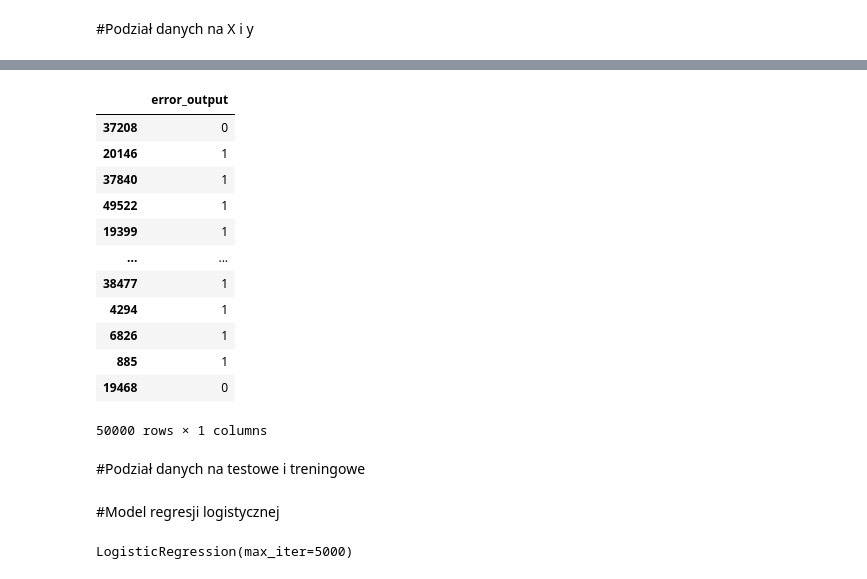
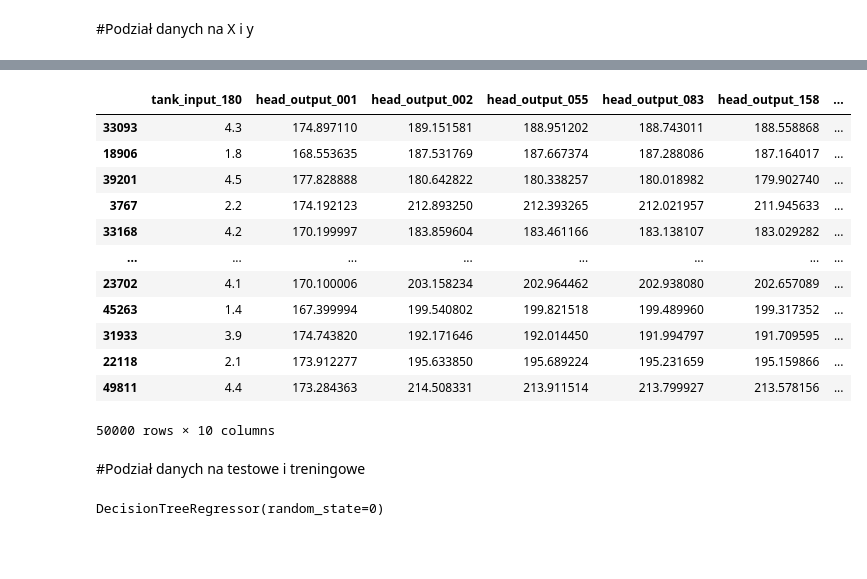
Before and after one commit to arekciminski/model_SW_SNN, a Jupyter notebook: SW_Logistic_KNN_DT_regression.ipynb, the cells around one changed output, grey strips where cells are left out. Cells and saved outputs as stored; diff of their text form; code cells hidden in the pictures; blank space fills up the shorter version.

```diff
--- a/SW_Logistic_KNN_DT_regression.ipynb
+++ b/SW_Logistic_KNN_DT_regression.ipynb
@@ -73,28 +90,30 @@ Index(['Unnamed: 0', 'error_output', 'time_output', 'head_output_083',
 # %%
-x_columns =['tank_input_180', 'pump_input_F1', 'pump_input_K1', 'pump_input_P1',
-       'demand_input_par2', 'demand_input_kar2']
-y_column = ['error_output']
+x_columns =['tank_input_180',  'head_output_001',
+            'head_output_002', 'head_output_055', 'head_output_083',
+            'head_output_158', 'head_output_180', 'pump_input_P1',
+            'demand_input_par2', 'demand_input_kar2']
+y_column = ['energy_output_F1', 'energy_output_K1', 'energy_output_P1',
+            'pump_input_F1', 'pump_input_K1', 'pump_input_P1','error_output',
+            'energy_output_F1', 'energy_output_K1', 'energy_output_P1',]
 # %%
 X = df[x_columns]
-y = df[y_column].replace([4,6],[1,1])
-y
+y = df[y_column]
+X
 # %% [output]
-|  | error_output |
-| 37208 | 0 |
-| 20146 | 1 |
-| 37840 | 1 |
-| 49522 | 1 |
-| 19399 | 1 |
-| ... | ... |
-| 38477 | 1 |
-| 4294 | 1 |
-| 6826 | 1 |
-| 885 | 1 |
-| 19468 | 0 |
+|  | tank_input_180 | head_output_001 | head_output_002 | head_output_055 | head_output_083 | head_output_158 | ... |
+| 33093 | 4.3 | 174.897110 | 189.151581 | 188.951202 | 188.743011 | 188.558868 | ... |
+| 18906 | 1.8 | 168.553635 | 187.531769 | 187.667374 | 187.288086 | 187.164017 | ... |
+| 39201 | 4.5 | 177.828888 | 180.642822 | 180.338257 | 180.018982 | 179.902740 | ... |
+| 3767 | 2.2 | 174.192123 | 212.893250 | 212.393265 | 212.021957 | 211.945633 | ... |
+| 33168 | 4.2 | 170.199997 | 183.859604 | 183.461166 | 183.138107 | 183.029282 | ... |
+| ... | ... | ... | ... | ... | ... | ... | ... |
+| 23702 | 4.1 | 170.100006 | 203.158234 | 202.964462 | 202.938080 | 202.657089 | ... |
+| 45263 | 1.4 | 167.399994 | 199.540802 | 199.821518 | 199.489960 | 199.317352 | ... |
+| 31933 | 3.9 | 174.743820 | 192.171646 | 192.014450 | 191.994797 | 191.709595 | ... |
+| 22118 | 2.1 | 173.912277 | 195.633850 | 195.689224 | 195.231659 | 195.159866 | ... |
+| 49811 | 4.4 | 173.284363 | 214.508331 | 213.911514 | 213.799927 | 213.578156 | ... |
-50000 rows × 1 columns
+50000 rows × 10 columns
 # %% [markdown]
 #Podział danych na testowe i treningowe
 # %%
 X_train, X_test, y_train, y_test = train_test_split(X, y, test_size=0.3)
-# %% [markdown]
-#Model regresji logistycznej
@@ -101,5 +122,4 @@ X_train, X_test, y_train, y_test = train_test_split(X, y, test_size=0.3)
 # %%
-model_LR = LogisticRegression( max_iter = 5000)
-model_LR.fit(X_train, y_train)
+dt_reg.fit(X_train,y_train)
 # %% [output]
-LogisticRegression(max_iter=5000)
+DecisionTreeRegressor(random_state=0)
```
Also changed, not shown: parts of 42 cells of this notebook.
